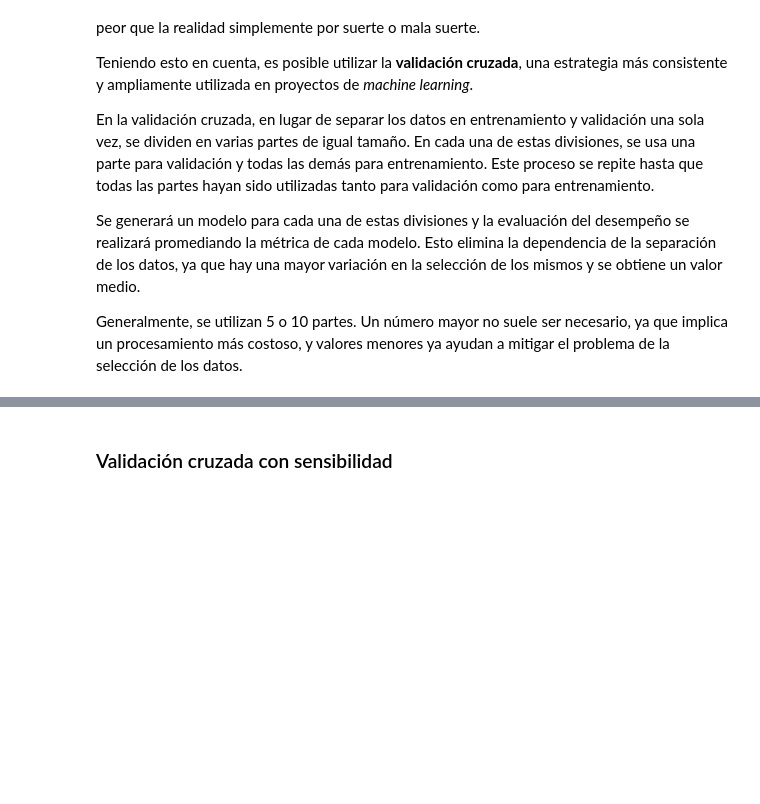
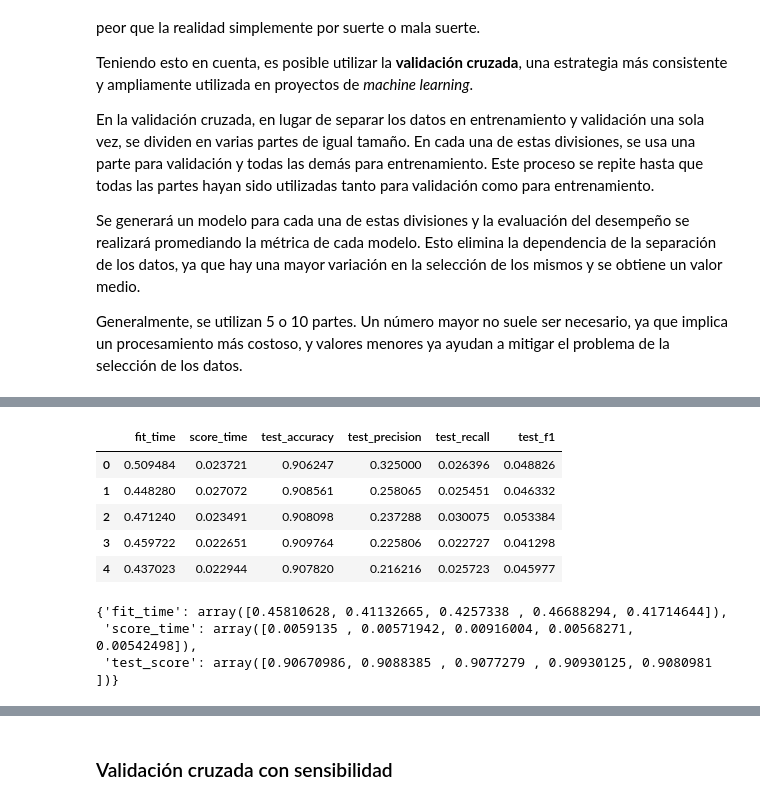
Before and after one commit to JCSR2022/Alura_Data_Science, a Jupyter notebook: Model_Validation_&_Evaluation_Metrics/Clasificacion_validacion_y_metricas.ipynb, the cells around one changed output, grey strips where cells are left out. Cells and saved outputs as stored; diff of their text form; code cells hidden in the pictures; blank space fills up the shorter version.

```diff
--- a/Model_Validation_&_Evaluation_Metrics/Clasificacion_validacion_y_metricas.ipynb
+++ b/Model_Validation_&_Evaluation_Metrics/Clasificacion_validacion_y_metricas.ipynb
@@ -240,0 +338,25 @@ Generalmente, se utilizan 5 o 10 partes. Un número mayor no suele ser necesario
+# %%
+modelo =  DecisionTreeClassifier(max_depth=10)
+kf = KFold(n_splits=5, shuffle=True, random_state=rand_state)
+cv_results = cross_validate(modelo, X, y, cv=kf, scoring=['accuracy','precision','recall','f1'])
+# %%
+cv_results_df = pd.DataFrame(cv_results)
+cv_results_df
+# %% [output]
+|  | fit_time | score_time | test_accuracy | test_precision | test_recall | test_f1 |
+| 0 | 0.509484 | 0.023721 | 0.906247 | 0.325000 | 0.026396 | 0.048826 |
+| 1 | 0.448280 | 0.027072 | 0.908561 | 0.258065 | 0.025451 | 0.046332 |
+| 2 | 0.471240 | 0.023491 | 0.908098 | 0.237288 | 0.030075 | 0.053384 |
+| 3 | 0.459722 | 0.022651 | 0.909764 | 0.225806 | 0.022727 | 0.041298 |
+| 4 | 0.437023 | 0.022944 | 0.907820 | 0.216216 | 0.025723 | 0.045977 |
+# %%
+"""
+test_score en esta prueba es exactamente lo mismo que test_accuracy en la primera.
+"""
+
+cv_results_test_score = cross_validate(modelo, X, y, cv=kf)
+cv_results_test_score
+# %% [output]
+{'fit_time': array([0.45810628, 0.41132665, 0.4257338 , 0.46688294, 0.41714644]),
+ 'score_time': array([0.0059135 , 0.00571942, 0.00916004, 0.00568271, 0.00542498]),
+ 'test_score': array([0.90670986, 0.9088385 , 0.9077279 , 0.90930125, 0.9080981 ])}
```
Also changed, not shown: parts of 28 cells of this notebook.
